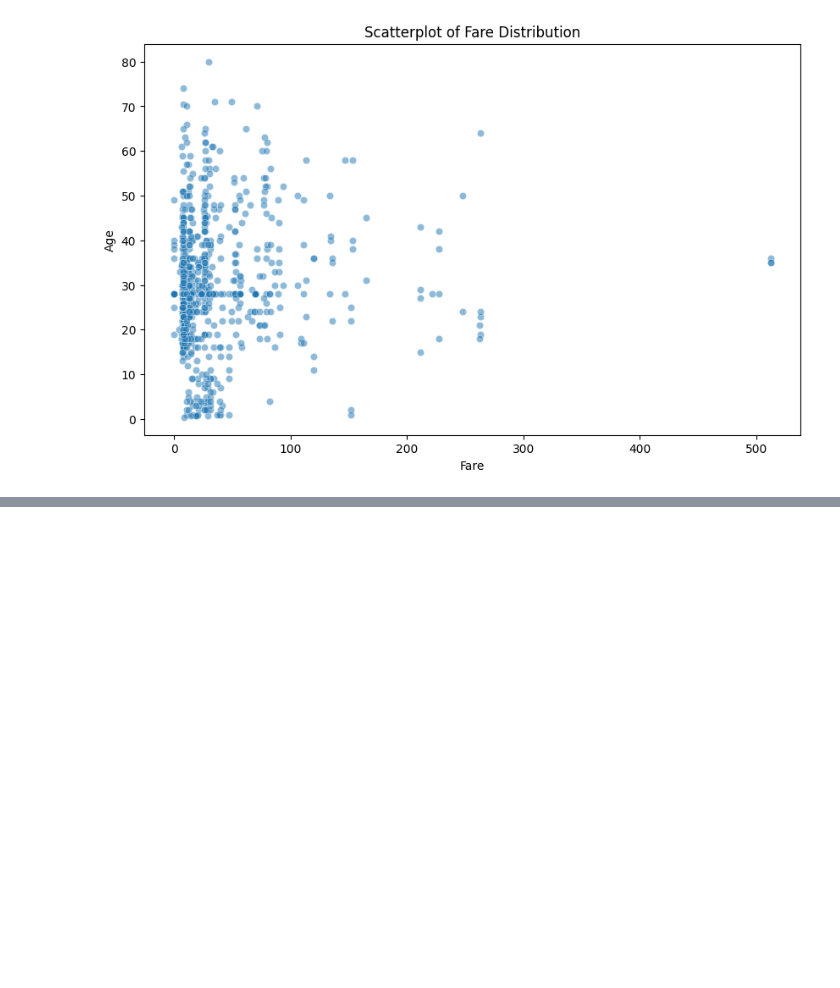
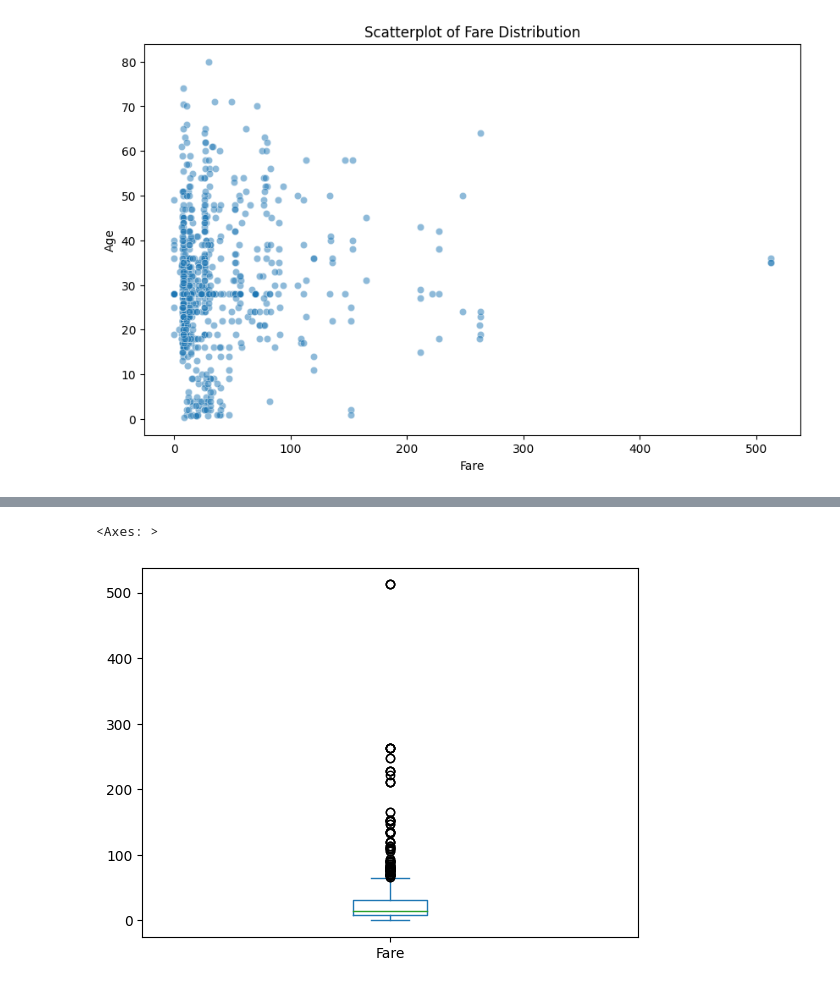
Before and after one commit to AaryanGole26/PRODIGY_DS, a Jupyter notebook: Prodigy_DS_02.ipynb, the cells around one changed output, grey strips where cells are left out. Drawn from its saved outputs; the diff is of its cells as text; code cells hidden in the pictures; blank space fills up the shorter version.

```diff
--- a/Prodigy_DS_02.ipynb
+++ b/Prodigy_DS_02.ipynb
@@ -130,0 +139,5 @@ pyplt.show()
+# %%
+df['Fare'].plot(kind='box')
+# %% [output]
+<Axes: >
+[figure, added]
```
Also changed, not shown: parts of 35 cells of this notebook.
